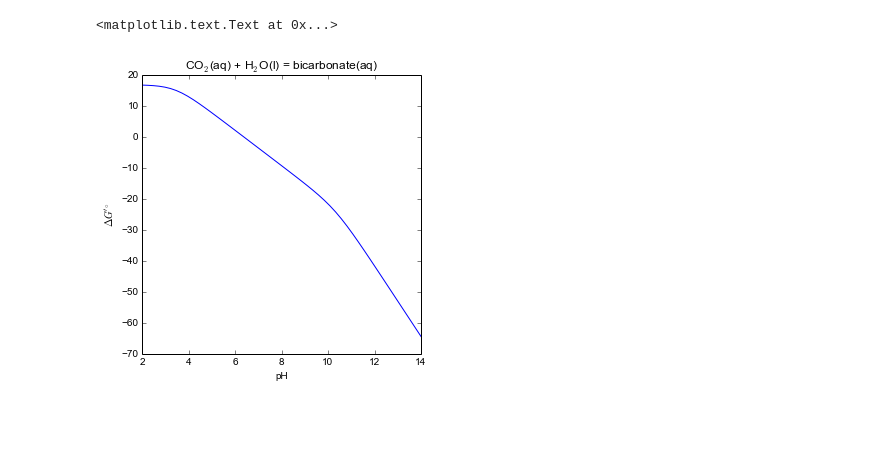
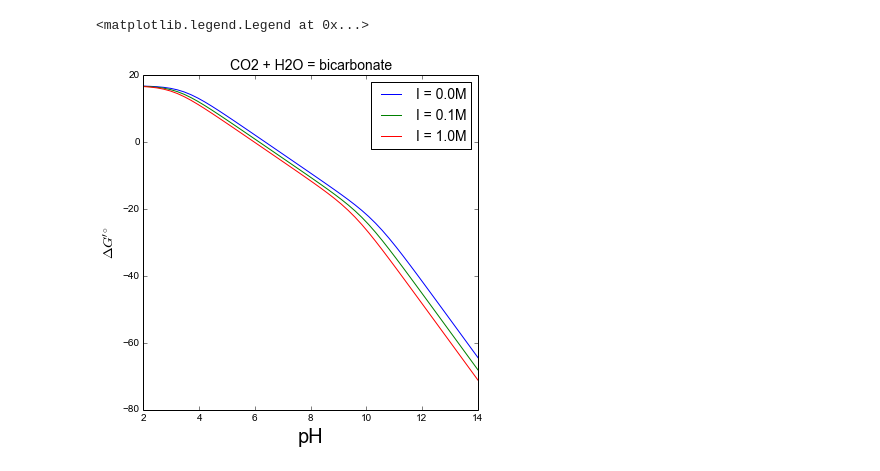
Before and after one commit to eladnoor/equilibrator, a Jupyter notebook: media/ipython_notebooks/co2_hydration.ipynb, the cells around one changed output. Saved outputs shown, nothing was run; the diff lists cells and outputs as text; code cells hidden in the pictures; blank space fills up the shorter version.

```diff
--- a/media/ipython_notebooks/co2_hydration.ipynb
+++ b/media/ipython_notebooks/co2_hydration.ipynb
@@ -36,14 +46,14 @@ def calc_dG0_prime(sparse, pH, I):
 data = []
 pH_range = linspace(2, 14, 50)
 for pH in pH_range:
-    dG0_prime, P_dict = transform(bicarbonate_species, pH, 0)
+    dG0_prime, P_dict = transform(KEGG2sp['C00288'], pH, 0.2)
     data.append(P_dict.values())
 
 data = matrix(data)
-fig = figure(figsize=(5,5))
+fig = figure(figsize=(6,6))
 plot(pH_range, data)
-legend(P_dict.keys(), loc='best')
-xlabel('pH')
-ylabel('fractional abundance')
+legend(P_dict.keys(), loc='best', fontsize=14)
+xlabel('pH', fontsize=14)
+ylabel('fractional abundance', fontsize=14)
 # %% [output]
 <matplotlib.text.Text at 0x...>
@@ -51,15 +61,21 @@ ylabel('fractional abundance')
 # %%
-sparse = {'C00001': -1, 'C00011': -1, 'C00288': 1}
-data = []
-pH_range = linspace(2, 14, 50)
-for pH in pH_range:
-    data.append(calc_dG0_prime(sparse, pH, 0))
+def draw_pH_response(I, figure):
+    sparse = {'C00001': -1, 'C00011': -1, 'C00288': 1}
+    data = []
+    pH_range = linspace(2, 14, 50)
+    for pH in pH_range:
+        data.append(calc_dG0_prime(sparse, pH, I))
 
-fig = figure(figsize=(5,5))
-plot(pH_range, data)
-xlabel('pH')
-ylabel('$\Delta G\'^\circ$')
-title('CO$_2$(aq) + H$_2$O(l) = bicarbonate(aq)')
+
+    plot(pH_range, data, label='I = %.1fM' % I, figure=figure)
+    xlabel('pH', fontsize=20)
+    ylabel('$\Delta G\'^\circ$', fontsize=14)
+    title('CO2 + H2O = bicarbonate', fontsize=14)
+
+fig = figure(figsize=(6,6))
+for I in [0, 0.1, 1]:
+    draw_pH_response(I, fig)
+legend(fontsize=14)
 # %% [output]
-<matplotlib.text.Text at 0x...>
+<matplotlib.legend.Legend at 0x...>
-[figure, old version]
+[figure, new version]
```
Also changed, not shown: parts of 2 cells of this notebook.
